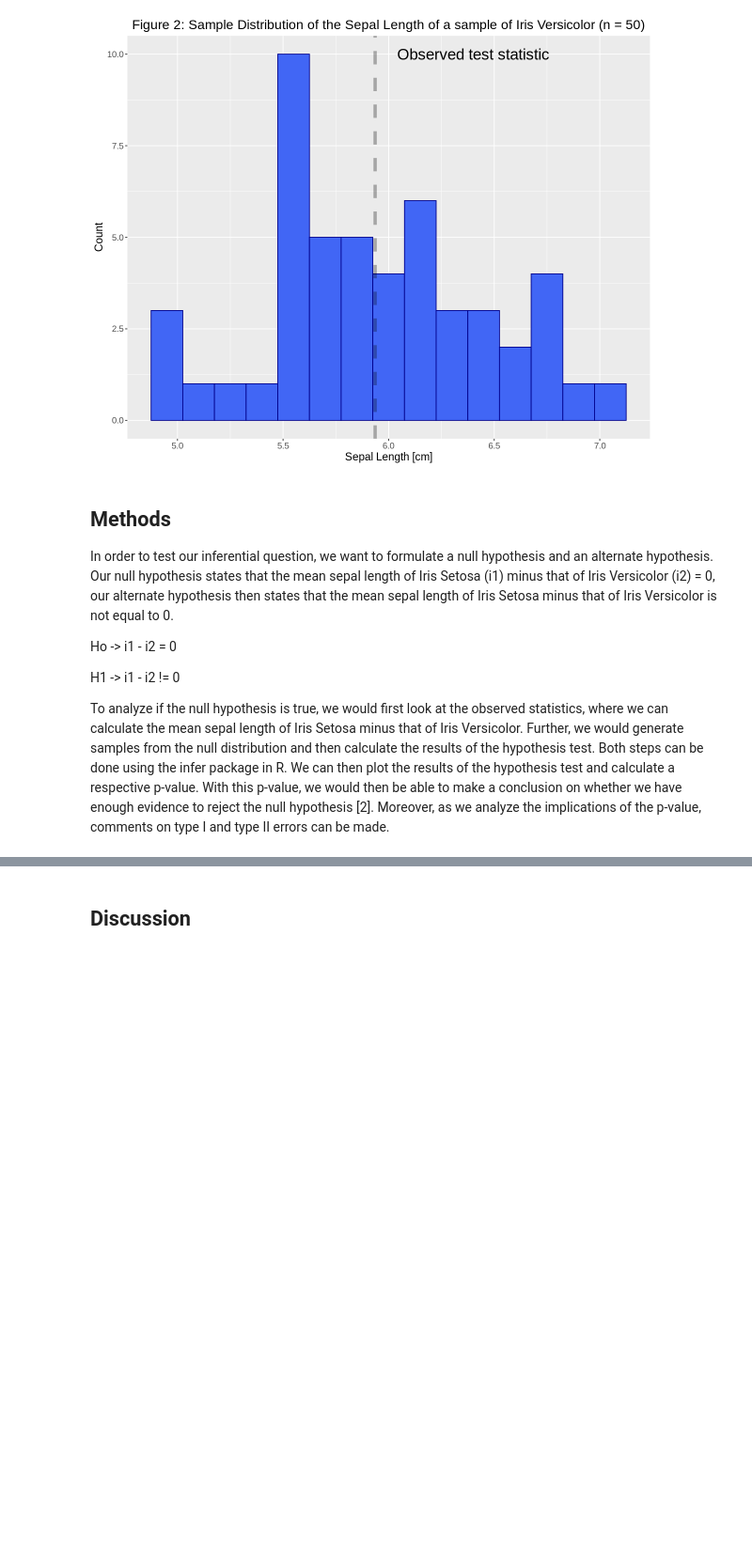
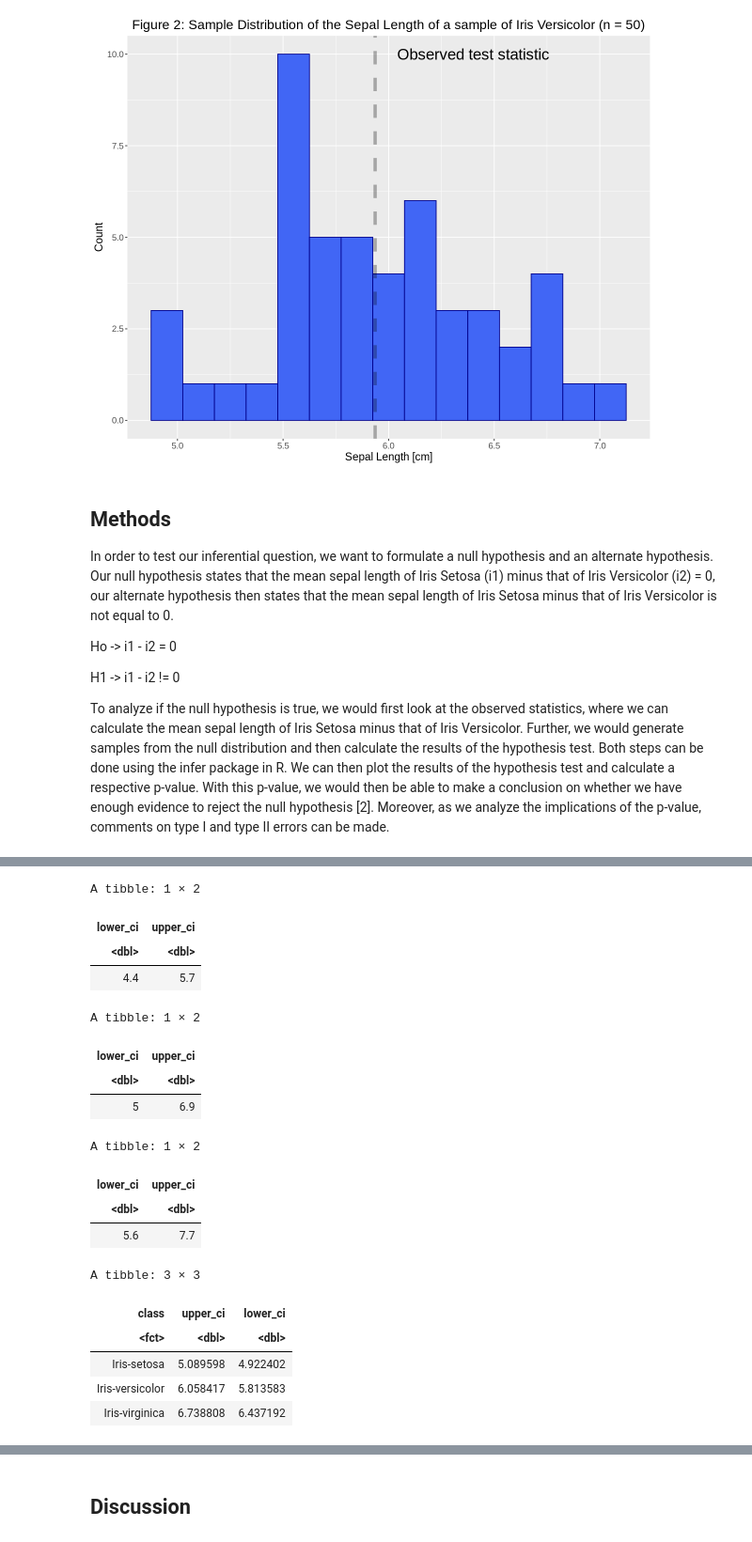
Before and after one commit to fulleraltamiranoe/stat-201-project, a Jupyter notebook: Iris.ipynb, the cells around one changed output, grey strips where cells are left out. Shown at 94% size. Saved outputs shown, nothing was run; the diff lists cells and outputs as text; code cells hidden in the pictures; blank space fills up the shorter version.

Commit message:
added bootstrapping and 95% CI
adding some bootstrapping and some 95% CI calculations for sepal length. Not sure if they will actually be useful for anything but they are there just in case.

```diff
--- a/Iris.ipynb
+++ b/Iris.ipynb
@@ -202,44 +218,88 @@ virginica_mean=iris_data_test$sample_mean[3]
 virginica_sd=iris_data_test$sample_sd[3]
 
 t_2 = (setosa_mean-virginica_mean)/sqrt((((setosa_sd)^2)/50)+(((virginica_sd)^2)/50))
 p_val2 = pt(t_2, df=49)*2
 # conclusion: setosa sepal != virginica sepal at every confidence level we care about
 
 # test 3: versicolor vs virginica
 t_3 = (versicolor_mean-virginica_mean)/sqrt((((versicolor_sd)^2)/50)+(((virginica_sd)^2)/50))
 p_val3 = pt(t_3, df=49) *2
 # conclusion: versicolor != verginica at any confidence level we care about
 
 # p_val1
 # p_val2
 # p_val3
 
 # OVERALL CONCLUSION: THEY ARE ALL DIFFERENT TO ANY REASONABLE CONFIDENCE LEVEL (by asymptotics i suppose)
 
+
+# some random extra math thaty may or may not be useful, who knows, I certanily don't
+
+# calculating the 95% confidence intervals for the means of sepal length, by boostrapping and quantiles
 # BOOTSTRAP: size = 50, reps = 2000 (idk it's pretty arbitrary at the moment)
 
 setosa_bootstrap <- iris_data %>%
     filter(class=="Iris-setosa") %>%
-    select(sepal_length)%>%
     rep_sample_n(size=50, reps=2000, replace = TRUE) %>%
-    group_by(replicate) %>%
-    summarise(sample_mean=mean(sepal_length),
-             sample_sd=sd(sepal_length))
+    ungroup() %>%
+    select(sepal_length)
 
 versicolor_bootstrap <- iris_data %>%
     filter(class=="Iris-versicolor") %>%
-    select(sepal_length)%>%
     rep_sample_n(size=50, reps=2000, replace = TRUE) %>%
-    group_by(replicate) %>%
-    summarise(sample_mean=mean(sepal_length), sample_sd=sd(sepal_length))
+    ungroup() %>%
+    select(sepal_length)
 
 virginica_bootstrap <- iris_data %>%
     filter(class=="Iris-virginica") %>%
-    select(sepal_length)%>%
     rep_sample_n(size=50, reps=2000, replace = TRUE) %>%
-    group_by(replicate) %>%
-    summarise(sample_mean=mean(sepal_length),
-             sample_sd=sd(sepal_length))
+    ungroup() %>%
+    select(sepal_length)
+
+setosa_bootstrap_ci <- setosa_bootstrap %>%
+    summarize(lower_ci = quantile(sepal_length, 0.025),
+              upper_ci = quantile(sepal_length, 0.975))
+
+versicolor_bootstrap_ci <- versicolor_bootstrap %>%
+    summarize(lower_ci = quantile(sepal_length, 0.025),
+              upper_ci = quantile(sepal_length, 0.975))
+
+virginica_bootstrap_ci <- virginica_bootstrap %>%
+    summarize(lower_ci = quantile(sepal_length, 0.025),
+              upper_ci = quantile(sepal_length, 0.975))
+
+
+setosa_bootstrap_ci
+versicolor_bootstrap_ci
+virginica_bootstrap_ci
+
+# 95% CI by asymptotics
+
+sample_asymptotics_ci <- iris_data_test %>%
+    mutate(upper_ci = sample_mean + 1.677*sample_sd/sqrt(50),
+          lower_ci = sample_mean - 1.677*sample_sd/sqrt(50)) %>%
+    select(class, upper_ci, lower_ci)
+
+sample_asymptotics_ci
+# %% [output]
+A tibble: 1 × 2
+| lower_ci | upper_ci |
+| <dbl> | <dbl> |
+| 4.4 | 5.7 |
+A tibble: 1 × 2
+| lower_ci | upper_ci |
+| <dbl> | <dbl> |
+| 5 | 6.9 |
+A tibble: 1 × 2
+| lower_ci | upper_ci |
+| <dbl> | <dbl> |
+| 5.6 | 7.7 |
+A tibble: 3 × 3
+| class | upper_ci | lower_ci |
+| <fct> | <dbl> | <dbl> |
+| Iris-setosa | 5.089598 | 4.922402 |
+| Iris-versicolor | 6.058417 | 5.813583 |
+| Iris-virginica | 6.738808 | 6.437192 |
 # %% [markdown]
 <h2>
 Results
```
Also changed, not shown: parts of 3 cells of this notebook.
